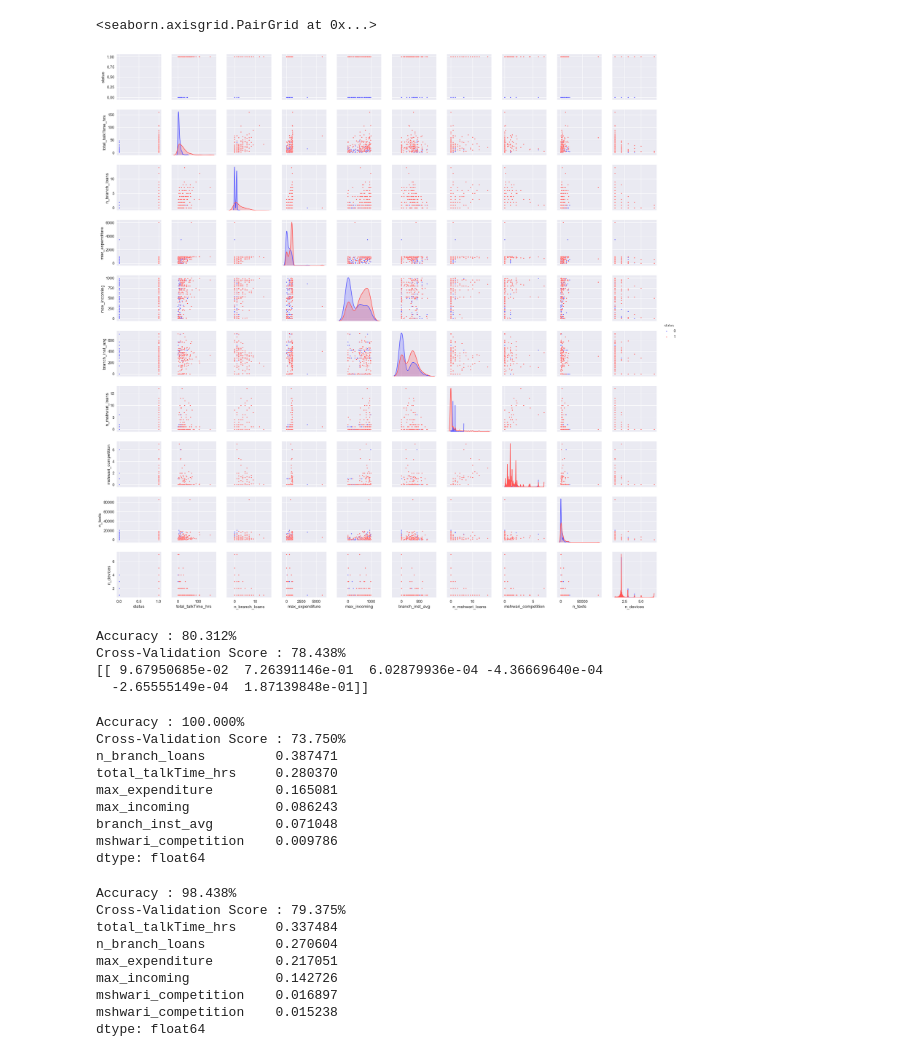
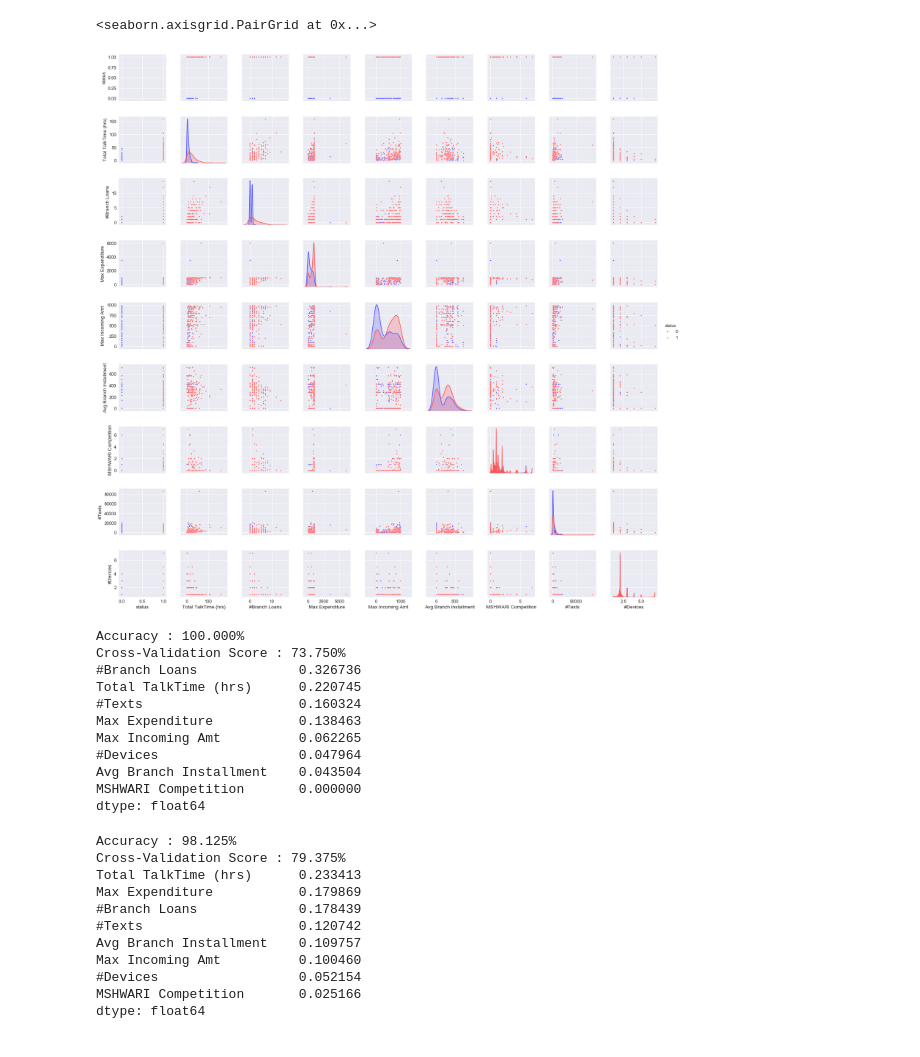
Before and after one commit to yashevde/BI_Project, a Jupyter notebook: BI.ipynb, the cells around one changed output. Drawn from its saved outputs; the diff is of its cells as text; code cells hidden in the pictures.

```diff
--- a/BI.ipynb
+++ b/BI.ipynb
@@ -40,9 +58,11 @@ plt.show()
-# %%
-#minimizing collinearity with this selection of cols
-
-pairs = ['status','total_talkTime_hrs','n_branch_loans','max_expenditure','max_incoming','branch_inst_avg','n_mshwari_loans','mshwari_competition','n_texts','n_devices']
-sns.pairplot(df[pairs], size=2.5, hue='status', palette = 'seismic',diag_kind = 'kde',diag_kws=dict(shade=True),plot_kws=dict(s=10) )
-# %% [output]
-<seaborn.axisgrid.PairGrid at 0x...>
-[figure, removed]
+# %%
+#minimizing collinearity with this selection of cols
+
+pairs = ['status', 'Total TalkTime (hrs)','#Branch Loans', 'Max Expenditure', 'Max Incoming Amt',
+         'Avg Branch Installment', 'MSHWARI Competition', '#Texts','#Devices']
+#'#Expenditures', '#Incoming Amts', '%Successful Transactions', 'Average TalkTime (mins)', 'Avg Branch Loan', 'Avg Expenditure', 'Avg Incoming Amt', 'Avg MPESA Balance', 'Avg MSHWARI Balance', 'Avg MSHWARI Loan', 'Burn Rate', 'Day/Night Call ratio', 'Day/Night Text ratio', 'MPESA Limit', 'Max Branch Loan', 'Max MPESA Balance', 'Max MSHWARI Balance', 'Max MSHWARI Loan', 'Min Branch Loan', 'Min Expenditure', 'Min Incoming Amt', 'Total Expenditure', 'Total Income', 'Total MSHWARI Loans', '#Contacts']
+sns.pairplot(df[pairs], size=2.5, hue='status', palette = 'seismic',diag_kind = 'kde',diag_kws=dict(shade=True),plot_kws=dict(s=10) )
+# %% [output]
+<seaborn.axisgrid.PairGrid at 0x...>
+[figure, added]
 # %%
@@ -73,26 +93,11 @@ def classification_model(model, data, predictors, target):
     print("Cross-Validation Score : %s" % "{0:.3%}".format(np.mean(error)))
 
     model.fit(data[predictors],data[target])
-# %%
-target = 'status'
-model = LogisticRegression()
-predictors = ['total_talkTime_hrs','n_branch_loans','max_expenditure','max_incoming', 'branch_inst_avg', 'mshwari_competition']
-classification_model(model, train, predictors, target)
-
-#adding additional features isn't having much of an effect. Top ones are dominant
-
-print(model.coef_)
-#magnitude of predictor coefficient * standard deviation of the corresponding parameter in the data
-#would give a sense for the contributions
-# %% [output]
-Accuracy : 80.312%
-Cross-Validation Score : 78.438%
-[[ 9.67950685e-02  7.26391146e-01  6.02879936e-04 -4.36669640e-04
-  -2.65555149e-04  1.87139848e-01]]
 # %%
 target = 'status'
 model = DecisionTreeClassifier()
-predictors = ['total_talkTime_hrs','n_branch_loans','max_expenditure','max_incoming', 'branch_inst_avg', 'mshwari_competition']
+predictors = ['Total TalkTime (hrs)','#Branch Loans', 'Max Expenditure', 'Max Incoming Amt',
+          'Avg Branch Installment', 'MSHWARI Competition', '#Texts','#Devices']
 classification_model(model, train, predictors, target)
 
 #accuracy up, CV score down: overfitting
@@ -102,17 +107,20 @@ print(contribution)
 # %% [output]
 Accuracy : 100.000%
 Cross-Validation Score : 73.750%
-n_branch_loans         0.387471
-total_talkTime_hrs     0.280370
-max_expenditure        0.165081
-max_incoming           0.086243
-branch_inst_avg        0.071048
-mshwari_competition    0.009786
+#Branch Loans             0.326736
+Total TalkTime (hrs)      0.220745
+#Texts                    0.160324
+Max Expenditure           0.138463
+Max Incoming Amt          0.062265
+#Devices                  0.047964
+Avg Branch Installment    0.043504
+MSHWARI Competition       0.000000
 dtype: float64
 # %%
 target = 'status'
 model = RandomForestClassifier()
-predictors = ['total_talkTime_hrs','n_branch_loans','max_expenditure','max_incoming', 'mshwari_competition', 'mshwari_competition']
+predictors = ['Total TalkTime (hrs)','#Branch Loans', 'Max Expenditure', 'Max Incoming Amt',
+          'Avg Branch Installment', 'MSHWARI Competition', '#Texts','#Devices']
 classification_model(model, train, predictors, target)
 
 #still over fit. tune parameters, reduce n_predictors
@@ -120,14 +128,16 @@ classification_model(model, train, predictors, target)
 contribution = pd.Series(model.feature_importances_, index=predictors).sort_values(ascending=False)
 print(contribution)
 # %% [output]
-Accuracy : 98.438%
+Accuracy : 98.125%
 Cross-Validation Score : 79.375%
-total_talkTime_hrs     0.337484
-n_branch_loans         0.270604
-max_expenditure        0.217051
-max_incoming           0.142726
-mshwari_competition    0.016897
-mshwari_competition    0.015238
+Total TalkTime (hrs)      0.233413
+Max Expenditure           0.179869
+#Branch Loans             0.178439
+#Texts                    0.120742
+Avg Branch Installment    0.109757
+Max Incoming Amt          0.100460
+#Devices                  0.052154
+MSHWARI Competition       0.025166
 dtype: float64
 # %%
 target = 'status'
```
Also changed, not shown: parts of 11 cells of this notebook, 14 other files.
